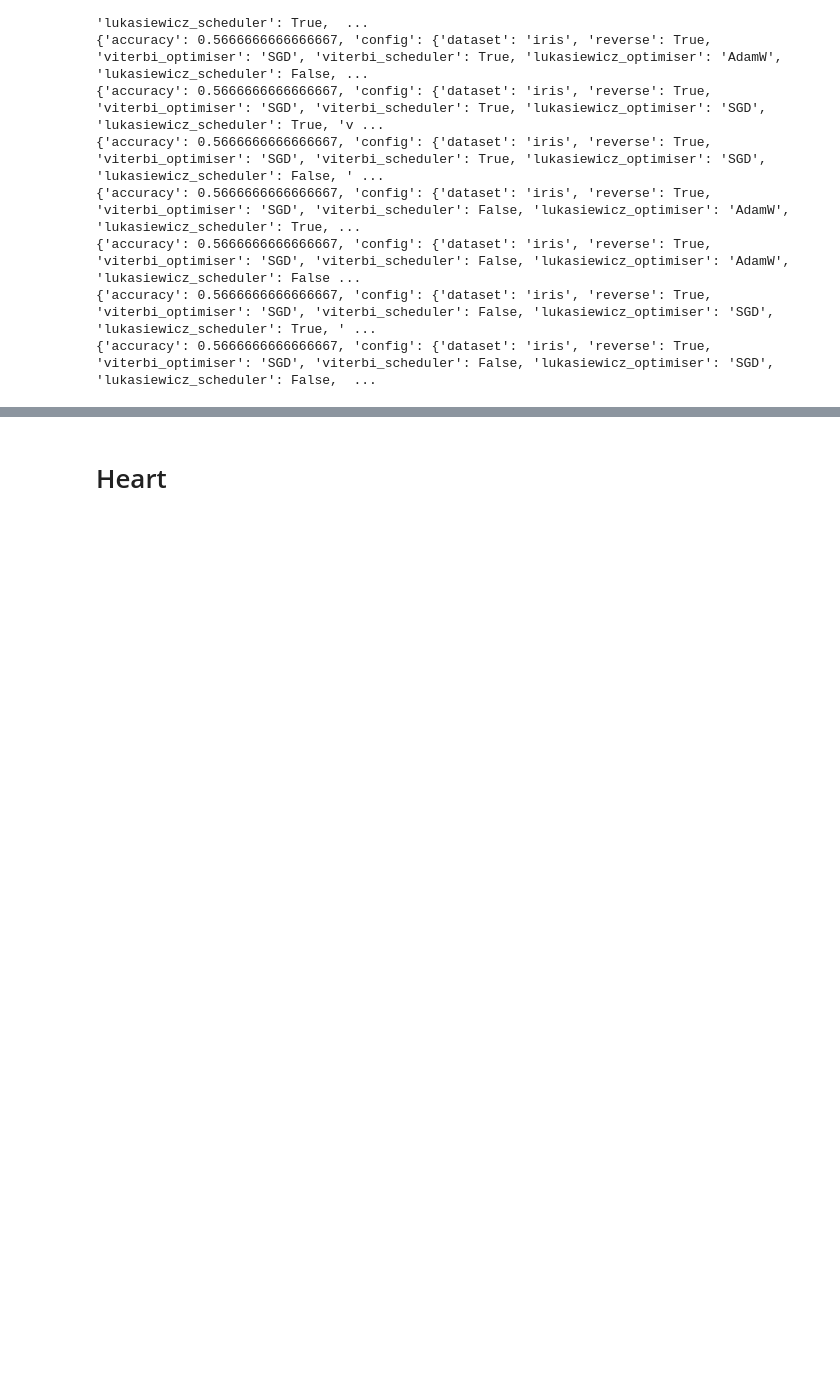
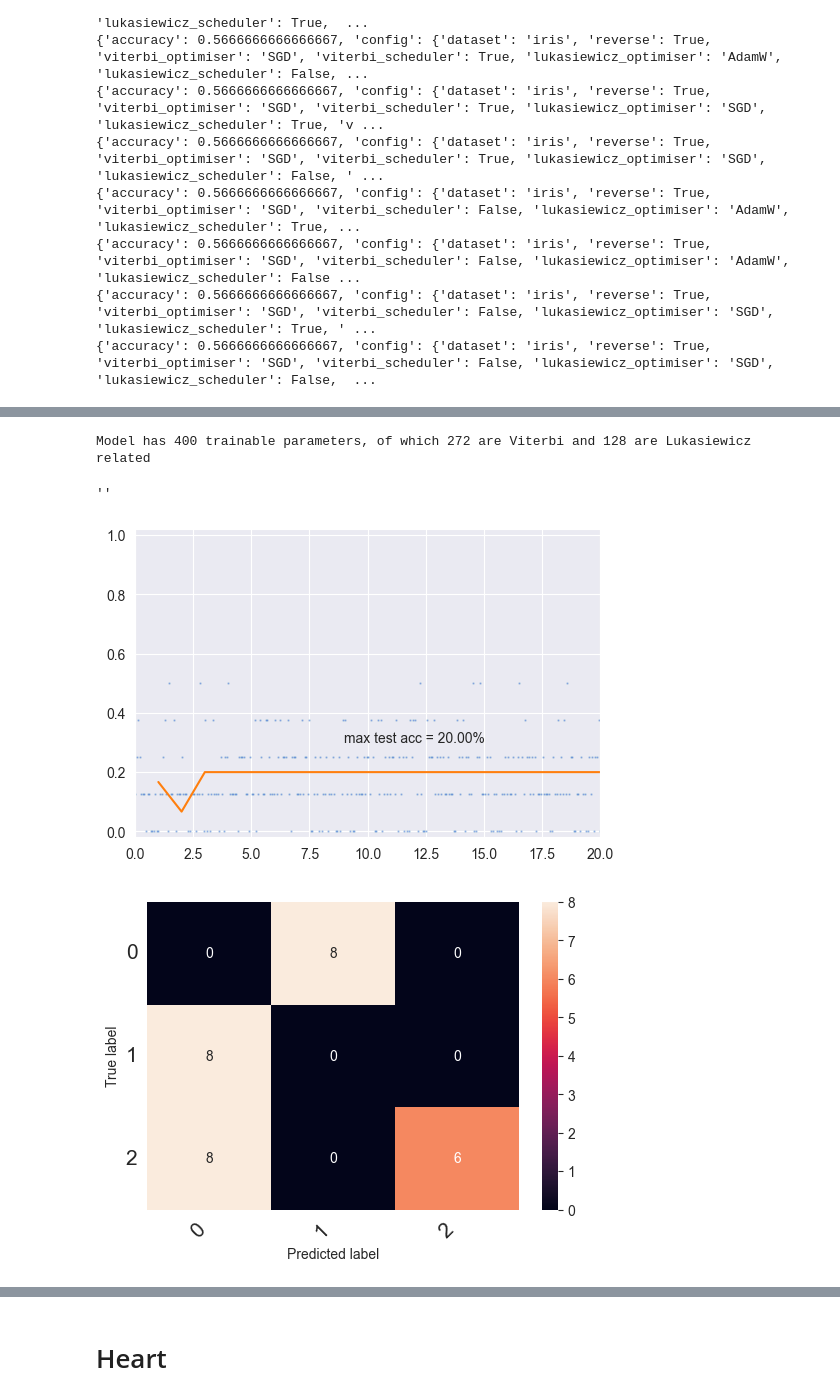
Before and after one commit to bmnsmets/semitorch, a Jupyter notebook: experiments/Master thesis/fullyconnected_01.ipynb, the cells around one changed output, grey strips where cells are left out. Drawn from its saved outputs; the diff is of its cells as text; code cells hidden in the pictures; blank space fills up the shorter version.

```diff
--- a/experiments/Master thesis/fullyconnected_01.ipynb
+++ b/experiments/Master thesis/fullyconnected_01.ipynb
@@ -714,3 +723,26 @@ train(
+# %%
+model = IrisModel(reverse=True).to(device)
+print(f"Model has {count_parameters(model.parameters())} trainable parameters, "
+      f"of which {count_parameters(viterbi_parameters(model))} are Viterbi "
+      f"and {count_parameters(lukasiewicz_parameters(model))} are Lukasiewicz related")
+
+viterbi_optimiser = ClampSGD(viterbi_parameters(model), lr=0.006665436335842091)
+lukasiewicz_optimiser = ClampSGD(lukasiewicz_parameters(model), lr=0.009143360417009956)
+
+train(
+    model,
+    iris_train_loader,
+    iris_test_loader,
+    [viterbi_optimiser, lukasiewicz_optimiser],
+    [],
+    nn.CrossEntropyLoss(),
+    20,
+)
+# %% [output]
+Model has 400 trainable parameters, of which 272 are Viterbi and 128 are Lukasiewicz related
+''
+[figure, added]
+[figure, added]
 # %%
 accs = []
 
```
Also changed, not shown: parts of 25 cells of this notebook, 1 other file.
